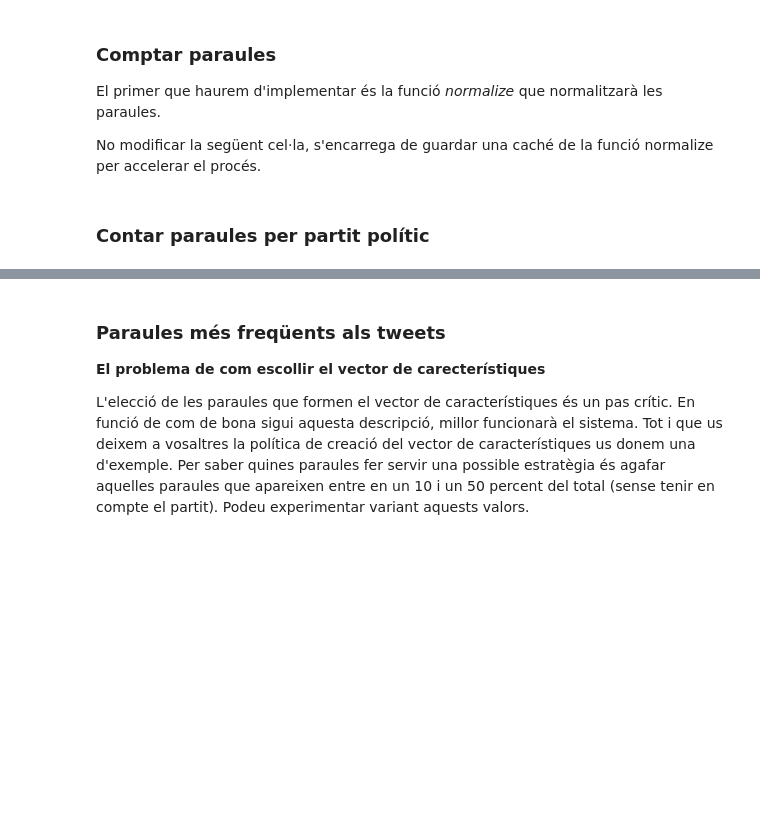
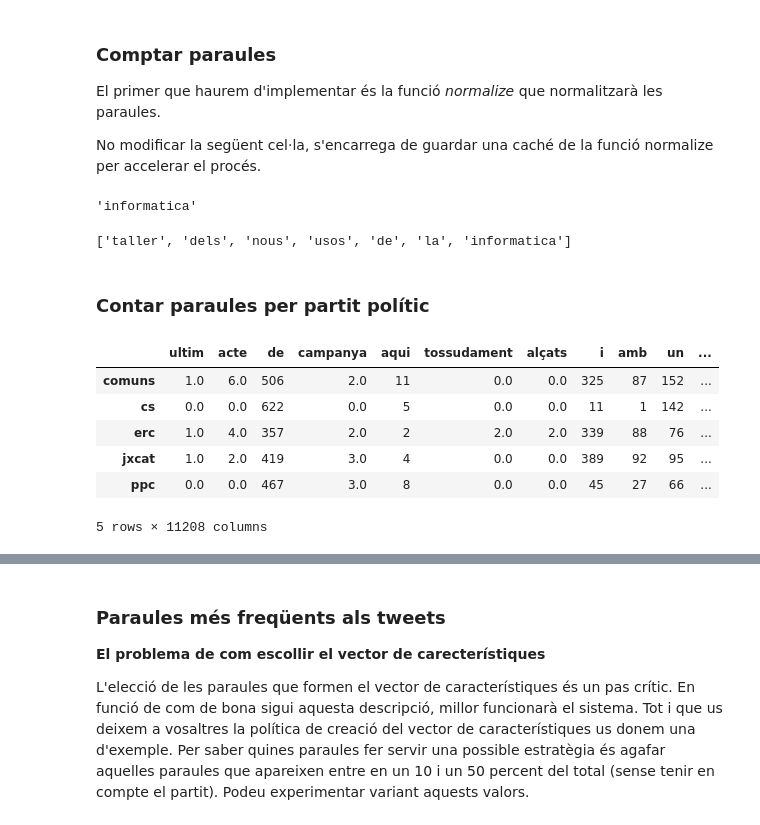
Before and after one commit to angelmc1309/TNUI_NaiveBayes, a Jupyter notebook: AssignmentCode - alumnes.ipynb, the cells around one changed output, grey strips where cells are left out. Drawn from its saved outputs; the diff is of its cells as text; code cells hidden in the pictures; blank space fills up the shorter version.

```diff
--- a/AssignmentCode - alumnes.ipynb
+++ b/AssignmentCode - alumnes.ipynb
@@ -203,20 +259,33 @@ def memo(f):
             return ret
 
     return memodict(f)
-# %%
-@memo
-def normalize(word):
-    """
-    Funció que donada una paraula la normalitzi
-    Exemple: inFO*RmÀ745tica? ---> informatica
-
-    :param word: paraula a normalitzar
-    :return : paraula normalitzada
-    """
-
-    raise NotImplementedError()
-
-normalize('inFO*RmÀ745tica')
+# %%
+import re
+@memo
+
+def normalize(word):
+    """
+    Funció que donada una paraula la normalitzi
+    Exemple: inFO*RmÀ745tica? ---> informatica
+
+    :param word: paraula a normalitzar
+    :return : paraula normalitzada
+    """
+    word=word.lower()
+    word=re.sub('[0-9]', '', word) #eliminar digits
+    word=re.sub(r'[^\w]', '', word) #eliminar simbols
+   #àáâãäåèéêëìíîïòóôõöùúûüýÿçñ
+    lista=[('á','a'),('à','a'),('í','i'),('é','e'),('è','e'),('ò','o'),('ó','o'),('ú','u'),('â','a'),('ã','a')
+           ,('ä','a')]
+    #normalitzar accents
+    for i in lista:
+        if i[0] in word:
+            word = word.replace(i[0],i[1])
+    return word
+
+normalize('inFO*RmÀ745tica')
+# %% [output]
+'informatica'
 # %%
 def sentence_to_words(sentence):
     """
@@ -229,9 +298,11 @@ def sentence_to_words(sentence):
         ['taller', 'dels', 'nous', 'usos', 'de', 'la', 'informatica']
     """
 
-    raise NotImplementedError()
+    return [normalize(i) for i in sentence.split()]
 
 sentence_to_words('**Taller DELS noUS U**SOS    de la inFO#Rm765Àtica?')
+# %% [output]
+['taller', 'dels', 'nous', 'usos', 'de', 'la', 'informatica']
 # %%
 def count_words(df):
     """
@@ -253,15 +339,38 @@ counts.head()
 # %%
 def count_words_parties(df):
     """
     Funció que ha de construir un DataFrame amb columnes les paraules normalitzades,
     i índex cadascún dels partits, contenint el nombre de vegades que cada paraula
     ha aparegut a tweets del partit.
 
     :param df: DataFrame amb els tweets i la informació associada
     :return : DataFrame esmentat.
     """
-
-    raise NotImplementedError()
-
+    parties=get_political_party(df)
+    data=dict()
+    for party in parties:
+        tweets=df.loc[(df['party']==party)]['text'] # agafem tots els tweets d'un partit en concret
+        tmp=dict() #dict tmp que l'afegirem despres al data
+        for tweet in tweets:
+            aux=sentence_to_words(tweet) #normalitzar
+            for word in aux:
+                if word not in tmp:
+                    #l'afegim si no esta
+                    tmp[word]=1
+                else:
+                    #el sumem 1 si ja existeix
+                    tmp[word]+=1
+        #key=party, value=diccionari de nombre de vegades que cada paraula ha aparegut a tweet del partit.
+        data[party]=tmp
+        #return un dataframe i convertir els NAN en 0.
+    return pd.DataFrame.from_dict(data, orient='index',dtype='int').fillna(0)
 words_parties = count_words_parties(df_tweets_train)
 words_parties.head()
+# %% [output]
+|  | ultim | acte | de | campanya | aqui | tossudament | alçats | i | amb | un | ... |
+| comuns | 1.0 | 6.0 | 506 | 2.0 | 11 | 0.0 | 0.0 | 325 | 87 | 152 | ... |
+| cs | 0.0 | 0.0 | 622 | 0.0 | 5 | 0.0 | 0.0 | 11 | 1 | 142 | ... |
+| erc | 1.0 | 4.0 | 357 | 2.0 | 2 | 2.0 | 2.0 | 339 | 88 | 76 | ... |
+| jxcat | 1.0 | 2.0 | 419 | 3.0 | 4 | 0.0 | 0.0 | 389 | 92 | 95 | ... |
+| ppc | 0.0 | 0.0 | 467 | 3.0 | 8 | 0.0 | 0.0 | 45 | 27 | 66 | ... |
+5 rows × 11208 columns
```
Also changed, not shown: parts of 20 cells of this notebook.
